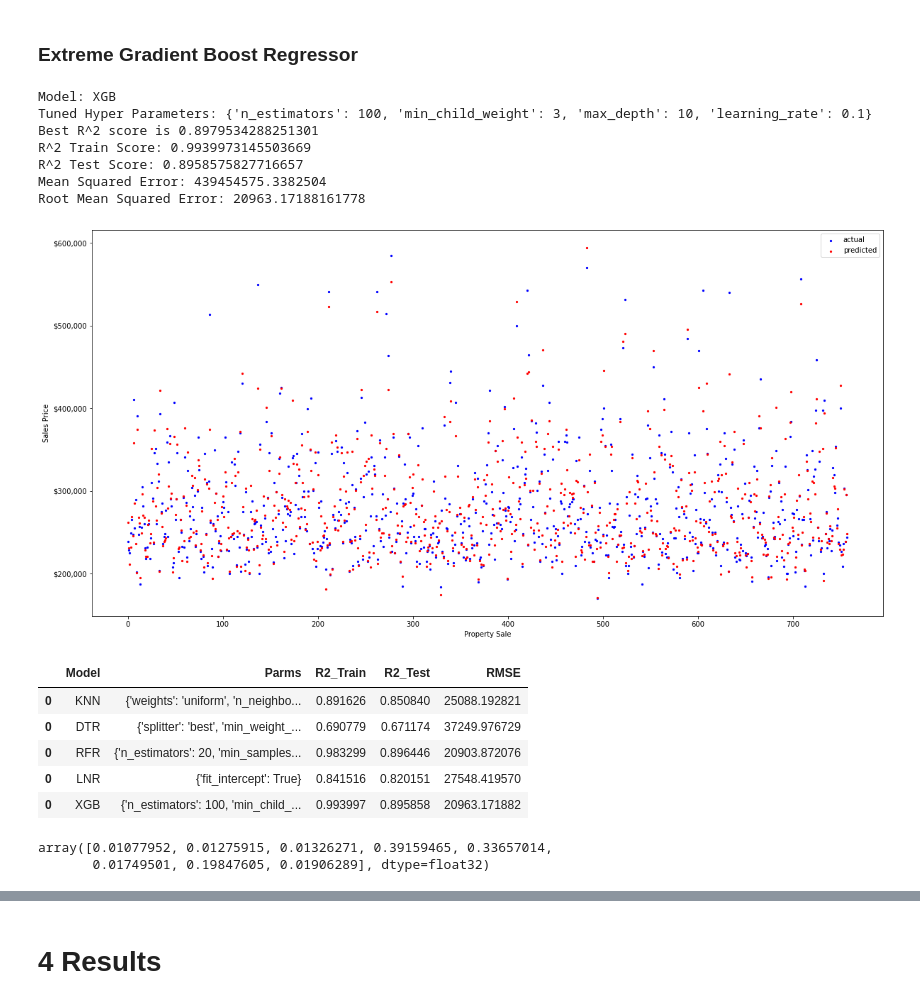
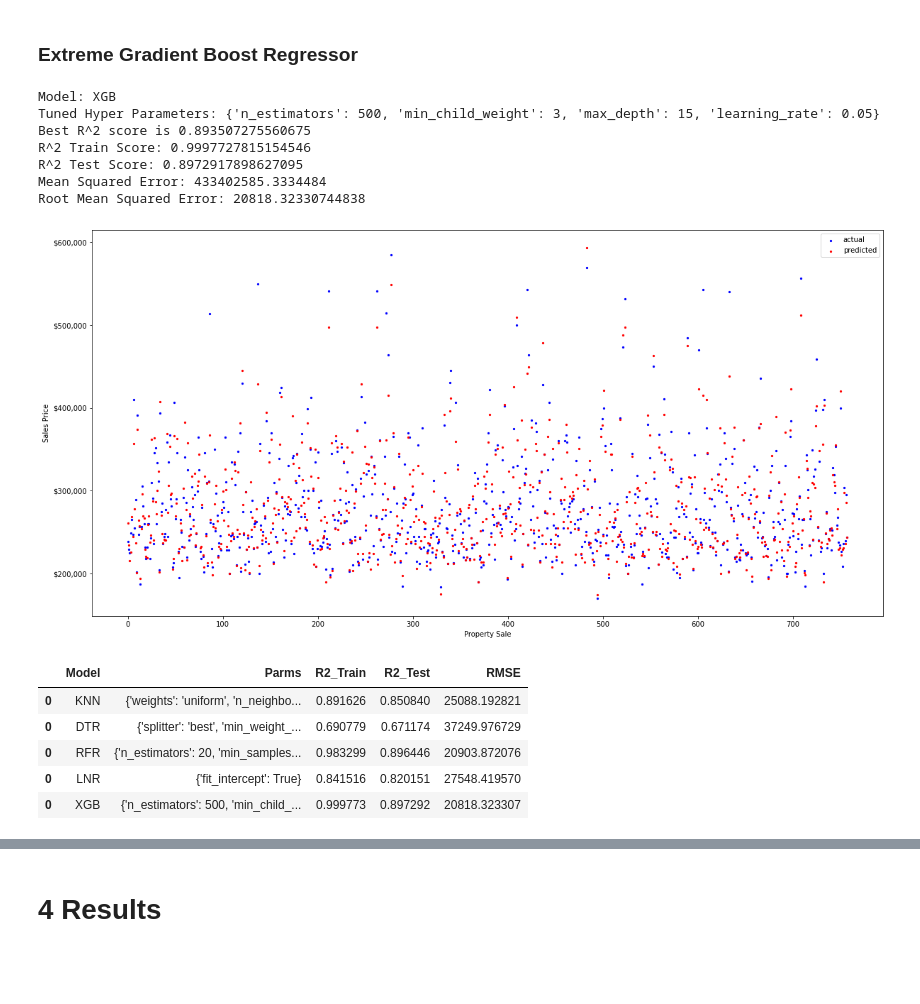
Before and after one commit to mkars01/real-estate-invest-recommender, a Jupyter notebook: notebooks/05_Modeling.ipynb, the cells around one changed output, grey strips where cells are left out. Saved outputs shown, nothing was run; the diff lists cells and outputs as text; code cells hidden in the pictures; blank space fills up the shorter version.

Commit message:
adjusted xgb hyperparameters

```diff
--- a/notebooks/05_Modeling.ipynb
+++ b/notebooks/05_Modeling.ipynb
@@ -379,31 +379,26 @@ array([ 7025.30669346, -3683.12259767, -7878.70376659, 10443.90052277,
 # %%
 xgb = XGBRegressor()
 param_dist = {
-            'n_estimators': [100, 500, 900, 1100, 1500],
-            'max_depth': [2, 3, 5, 10, 15],
-            'learning_rate': [0.05, 0.1, 0.15, 0.20],
+            'n_estimators': [10, 50, 100, 500, 1000],
+            'max_depth': [2, 3, 5, 10, 15, 20],
+            'learning_rate': [0.01, 0.05, 0.1, 0.15, 0.20],
             'min_child_weight': [1, 2, 3, 4]
             }
 res, y_pred_xgb = model_tune('XGB', xgb, param_dist)
 res_df = pd.concat([res_df, res])
 res_df.head()
 # %% [output]
 Model: XGB
-Tuned Hyper Parameters: {'n_estimators': 100, 'min_child_weight': 3, 'max_depth': 10, 'learning_rate': 0.1}
-Best R^2 score is 0.8979534288251301
-R^2 Train Score: 0.9939973145503669
-R^2 Test Score: 0.8958575827716657
-Mean Squared Error: 439454575.3382504
-Root Mean Squared Error: 20963.17188161778
+Tuned Hyper Parameters: {'n_estimators': 500, 'min_child_weight': 3, 'max_depth': 15, 'learning_rate': 0.05}
+Best R^2 score is 0.893507275560675
+R^2 Train Score: 0.9997727815154546
+R^2 Test Score: 0.8972917898627095
+Mean Squared Error: 433402585.3334484
+Root Mean Squared Error: 20818.32330744838
-[figure, old version]
+[figure, new version]
 |  | Model | Parms | R2_Train | R2_Test | RMSE |
 | 0 | KNN | {'weights': 'uniform', 'n_neighbo... | 0.891626 | 0.850840 | 25088.192821 |
 | 0 | DTR | {'splitter': 'best', 'min_weight_... | 0.690779 | 0.671174 | 37249.976729 |
 | 0 | RFR | {'n_estimators': 20, 'min_samples... | 0.983299 | 0.896446 | 20903.872076 |
 | 0 | LNR | {'fit_intercept': True} | 0.841516 | 0.820151 | 27548.419570 |
-| 0 | XGB | {'n_estimators': 100, 'min_child_... | 0.993997 | 0.895858 | 20963.171882 |
+| 0 | XGB | {'n_estimators': 500, 'min_child_... | 0.999773 | 0.897292 | 20818.323307 |
-# %%
-xgb.feature_importances_
-# %% [output]
-array([0.01077952, 0.01275915, 0.01326271, 0.39159465, 0.33657014,
-       0.01749501, 0.19847605, 0.01906289], dtype=float32)
```
Also changed, not shown: parts of 41 cells of this notebook.
